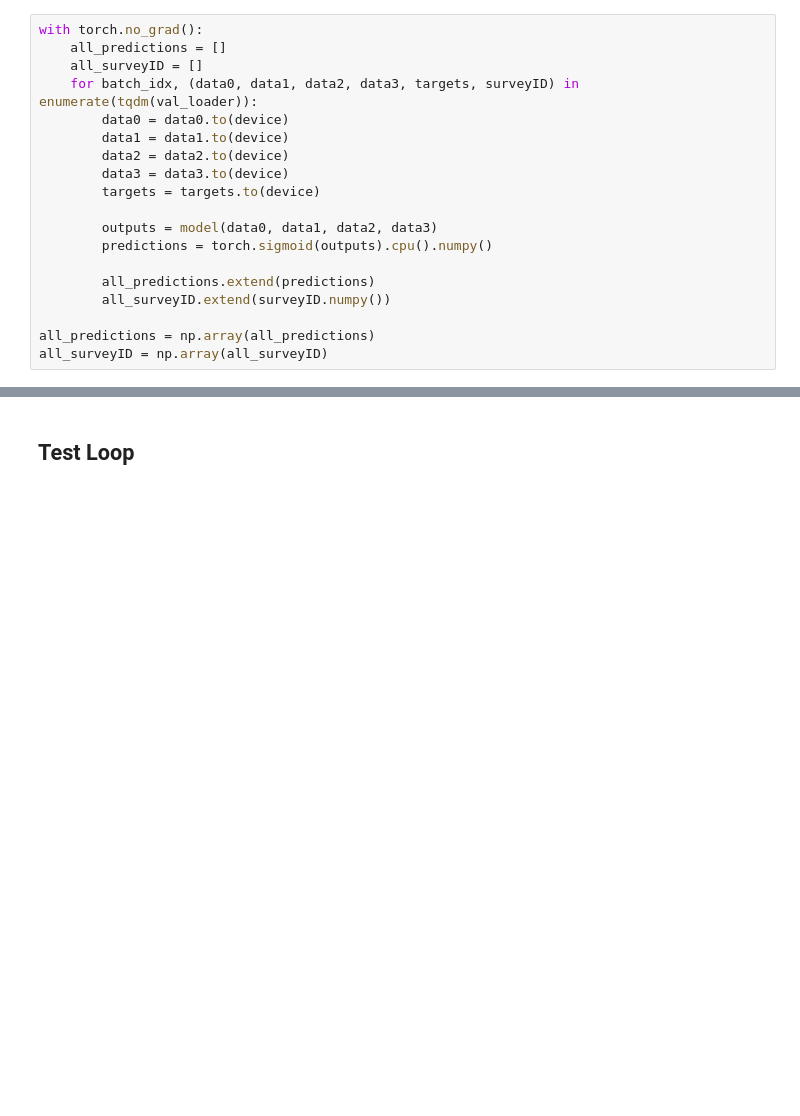
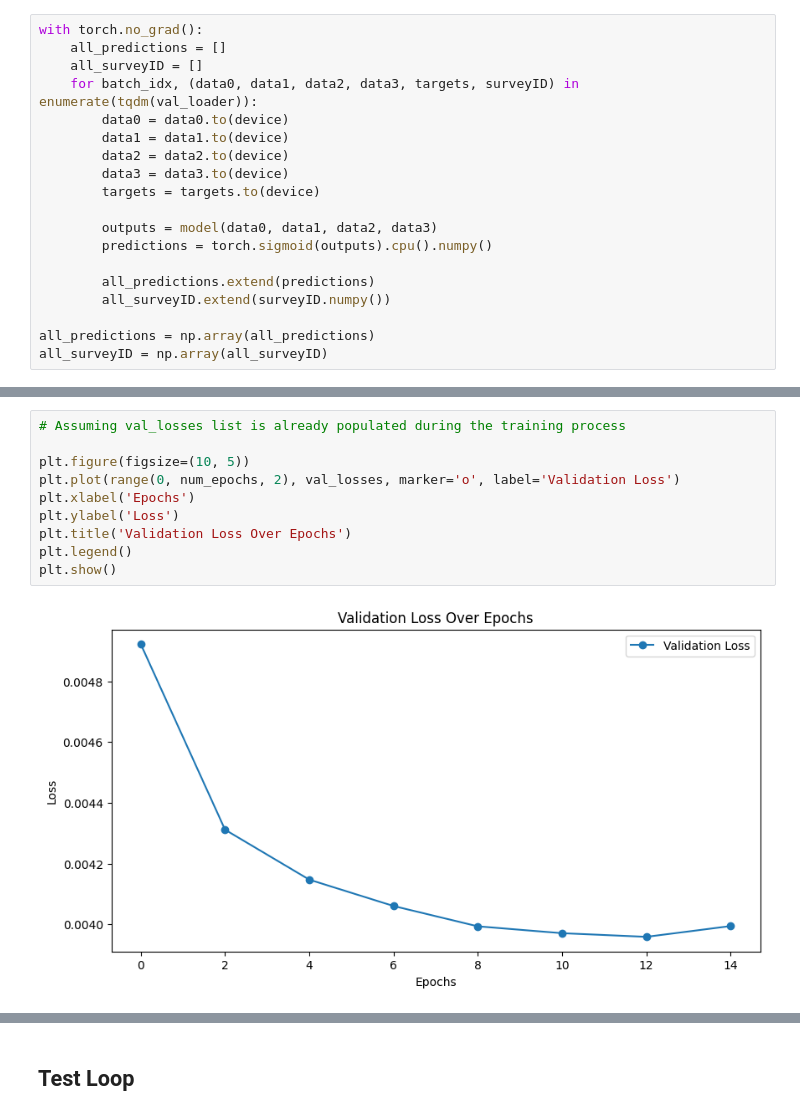
Before and after one commit to yash-raj202134/GeoLifeCLEF-LifeCLEF-CVPR-FGVC, a Jupyter notebook: research/Baseline_experiments/geolife-baseline-crossval-topk-earlystopping.ipynb, the cells around one changed output, grey strips where cells are left out. Cells and saved outputs as stored; diff of their text form; blank space fills up the shorter version.

```diff
--- a/research/Baseline_experiments/geolife-baseline-crossval-topk-earlystopping.ipynb
+++ b/research/Baseline_experiments/geolife-baseline-crossval-topk-earlystopping.ipynb
@@ -560,0 +581,12 @@ print(f'best score {best_score:.5f} @ top {best_top_k}')
+# %%
+# Assuming val_losses list is already populated during the training process
+
+plt.figure(figsize=(10, 5))
+plt.plot(range(0, num_epochs, 2), val_losses, marker='o', label='Validation Loss')
+plt.xlabel('Epochs')
+plt.ylabel('Loss')
+plt.title('Validation Loss Over Epochs')
+plt.legend()
+plt.show()
+# %% [output]
+[figure, added]
```
Also changed, not shown: parts of 17 cells of this notebook, 12 other files.
